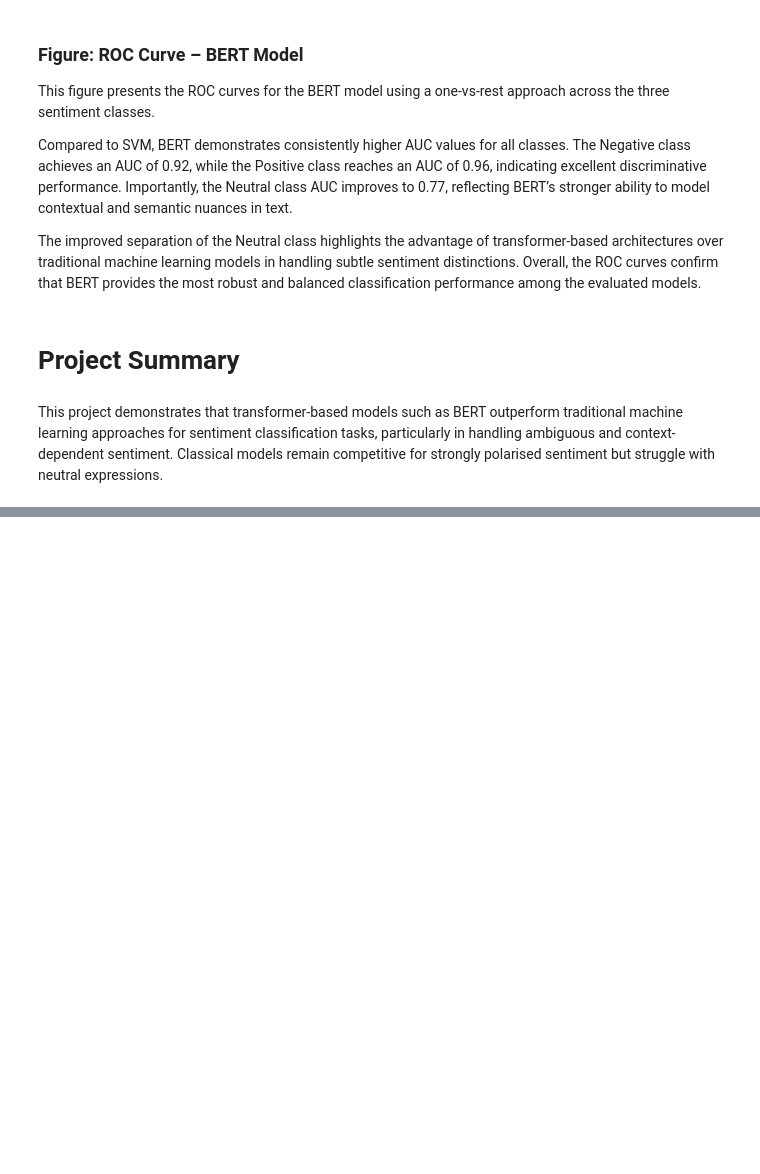
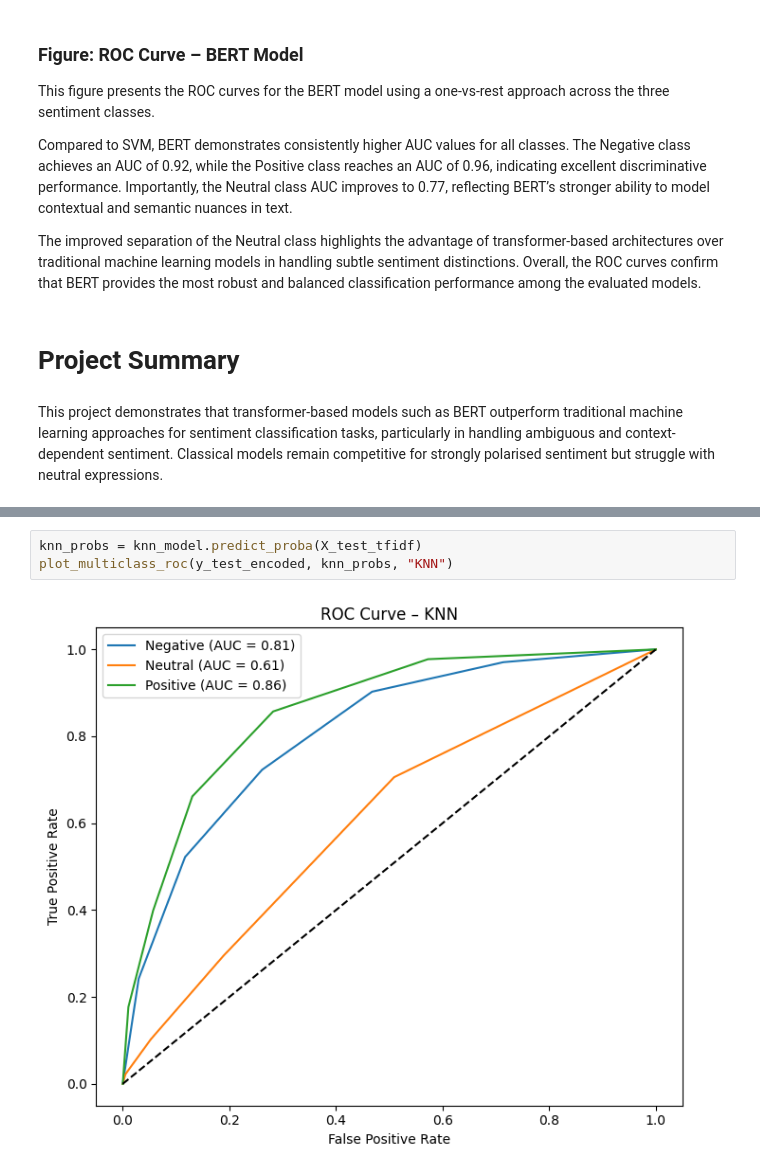
Before and after one commit to apilghimire/AML-Coursework, a Jupyter notebook: coursework.ipynb, the cells around one changed output, grey strips where cells are left out. Cells and saved outputs as stored; diff of their text form; blank space fills up the shorter version.

```diff
--- a/coursework.ipynb
+++ b/coursework.ipynb
@@ -2584,0 +2611,5 @@ plt.show()
+# %%
+knn_probs = knn_model.predict_proba(X_test_tfidf)
+plot_multiclass_roc(y_test_encoded, knn_probs, "KNN")
+# %% [output]
+[figure, added]
```
Also changed, not shown: parts of 10 cells of this notebook.
